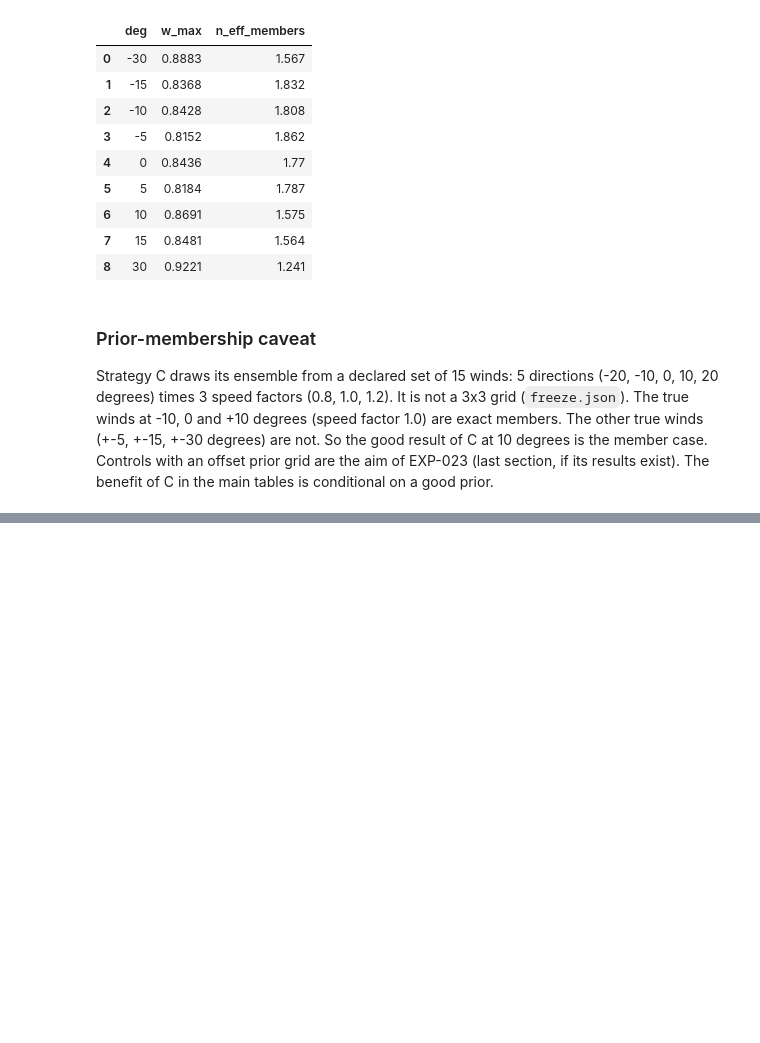
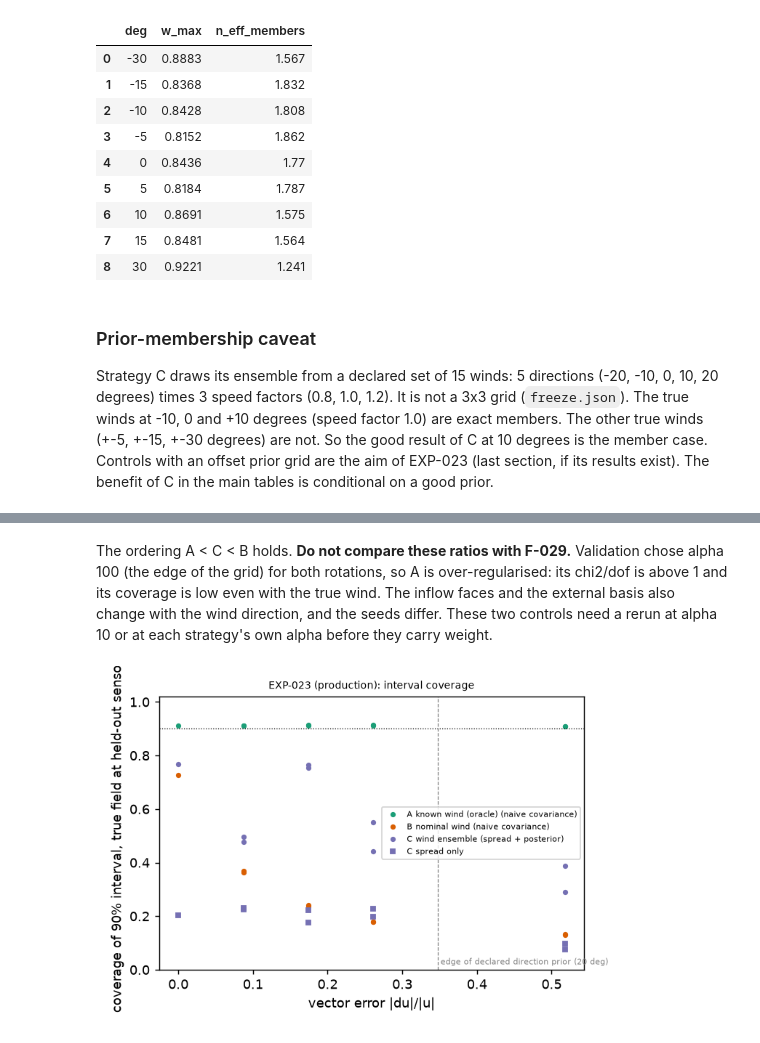
Before and after one commit to yubrajbhandari923/pravah, a Jupyter notebook: notebooks/09_phase3_winds_and_uncertainty.ipynb, the cells around one changed output, grey strips where cells are left out. Drawn from its saved outputs; the diff is of its cells as text; code cells hidden in the pictures; blank space fills up the shorter version.

```diff
--- a/notebooks/09_phase3_winds_and_uncertainty.ipynb
+++ b/notebooks/09_phase3_winds_and_uncertainty.ipynb
@@ -410,0 +409,8 @@ F-033 is preliminary until the review finishes. These controls support the direc
+# %% [markdown]
+The ordering A < C < B holds. **Do not compare these ratios with F-029.** Validation chose alpha 100 (the edge of the grid) for both rotations, so A is over-regularised: its chi2/dof is above 1 and its coverage is low even with the true wind.
+The inflow faces and the external basis also change with the wind direction, and the seeds differ. These two controls need a rerun at alpha 10 or at each strategy's own alpha before they carry weight.
+# %%
+fs = sorted((CT / "alpha_sensitivity" / "figures" / "own").glob("coverage_vs_vector_error.png"))
+if fs: show(fs[0], 520)
+# %% [output]
+[figure, added]
```
Also changed, not shown: parts of 31 cells of this notebook, 1 other file.
